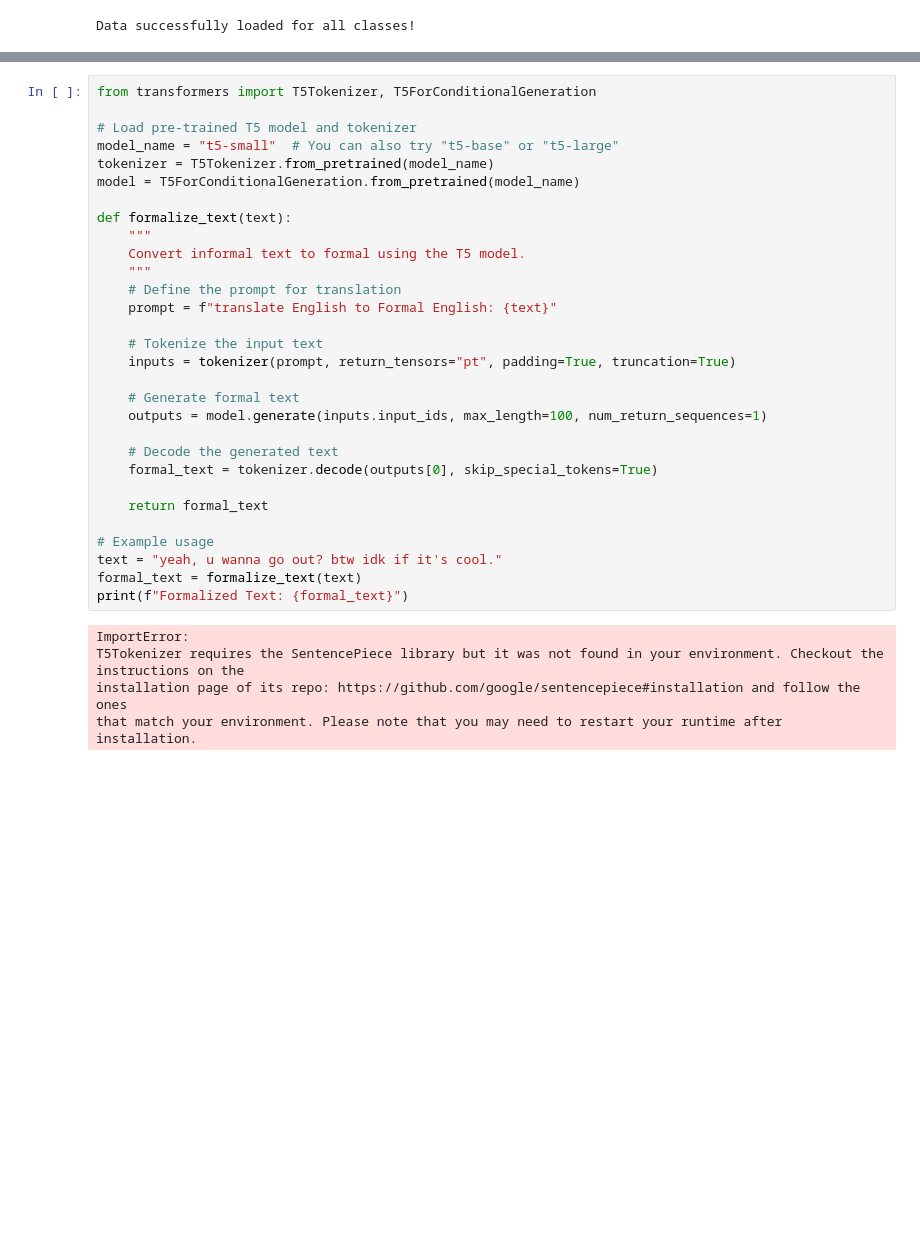
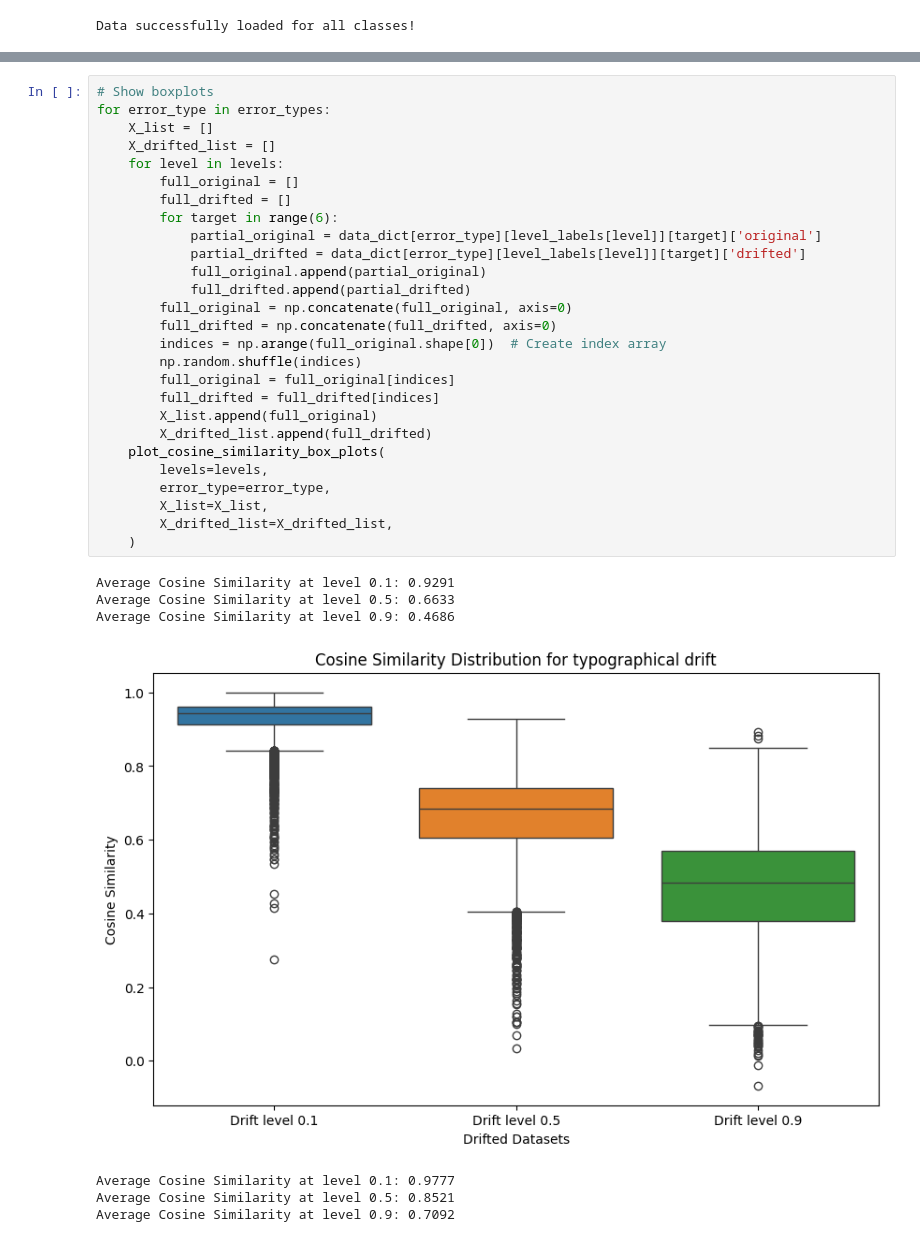
Before and after one commit to mirkomanset/text-drift-generator, a Jupyter notebook: notebooks/drift_vectorization_single_classes.ipynb, the cells around one changed output, grey strips where cells are left out. Cells and saved outputs as stored; diff of their text form; blank space fills up the shorter version.

```diff
--- a/notebooks/drift_vectorization_single_classes.ipynb
+++ b/notebooks/drift_vectorization_single_classes.ipynb
@@ -271,35 +230,35 @@ Average Cosine Similarity at level 0.9: 0.6120
-# %%
-from transformers import T5Tokenizer, T5ForConditionalGeneration
-
-# Load pre-trained T5 model and tokenizer
-model_name = "t5-small"  # You can also try "t5-base" or "t5-large"
-tokenizer = T5Tokenizer.from_pretrained(model_name)
-model = T5ForConditionalGeneration.from_pretrained(model_name)
-
-def formalize_text(text):
-    """
-    Convert informal text to formal using the T5 model.
-    """
-    # Define the prompt for translation
-    prompt = f"translate English to Formal English: {text}"
-
-    # Tokenize the input text
-    inputs = tokenizer(prompt, return_tensors="pt", padding=True, truncation=True)
-
-    # Generate formal text
-    outputs = model.generate(inputs.input_ids, max_length=100, num_return_sequences=1)
-
-    # Decode the generated text
-    formal_text = tokenizer.decode(outputs[0], skip_special_tokens=True)
-
-    return formal_text
-
-# Example usage
-text = "yeah, u wanna go out? btw idk if it's cool."
-formal_text = formalize_text(text)
-print(f"Formalized Text: {formal_text}")
-# %% [output]
-ImportError:
-T5Tokenizer requires the SentencePiece library but it was not found in your environment. Checkout the instructions on the
-installation page of its repo: https://github.com/google/sentencepiece#installation and follow the ones
-that match your environment. Please note that you may need to restart your runtime after installation.
+# %%
+# Show boxplots
+for error_type in error_types:
+    X_list = []
+    X_drifted_list = []
+    for level in levels:
+        full_original = []
+        full_drifted = []
+        for target in range(6):
+            partial_original = data_dict[error_type][level_labels[level]][target]['original']
+            partial_drifted = data_dict[error_type][level_labels[level]][target]['drifted']
+            full_original.append(partial_original)
+            full_drifted.append(partial_drifted)
+        full_original = np.concatenate(full_original, axis=0)
+        full_drifted = np.concatenate(full_drifted, axis=0)
+        indices = np.arange(full_original.shape[0])  # Create index array
+        np.random.shuffle(indices)
+        full_original = full_original[indices]
+        full_drifted = full_drifted[indices]
+        X_list.append(full_original)
+        X_drifted_list.append(full_drifted)
+    plot_cosine_similarity_box_plots(
+        levels=levels,
+        error_type=error_type,
+        X_list=X_list,
+        X_drifted_list=X_drifted_list,
+    )
+# %% [output]
+Average Cosine Similarity at level 0.1: 0.9291
+Average Cosine Similarity at level 0.5: 0.6633
+Average Cosine Similarity at level 0.9: 0.4686
+[figure, added]
+Average Cosine Similarity at level 0.1: 0.9777
+Average Cosine Similarity at level 0.5: 0.8521
+Average Cosine Similarity at level 0.9: 0.7092
```
Also changed, not shown: parts of 6 cells of this notebook, 1 other file.
